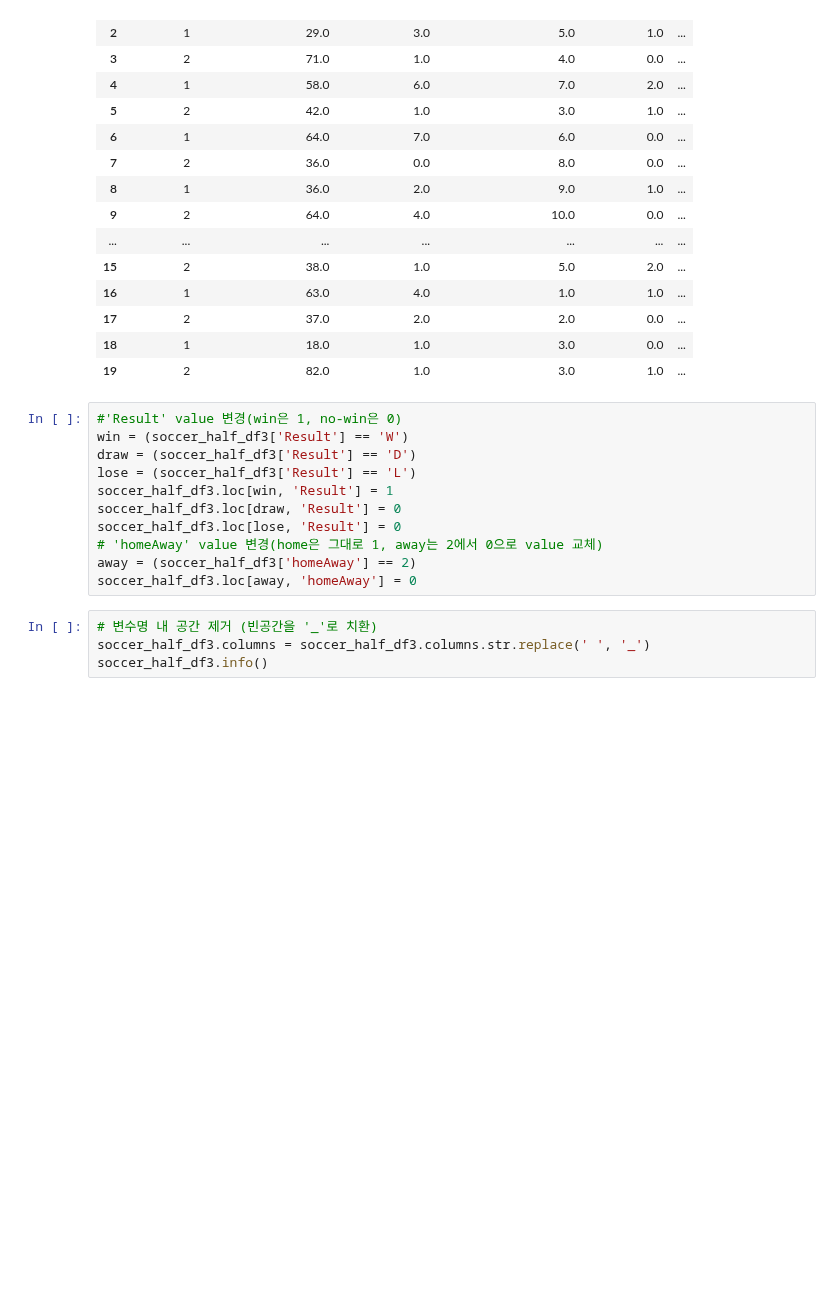
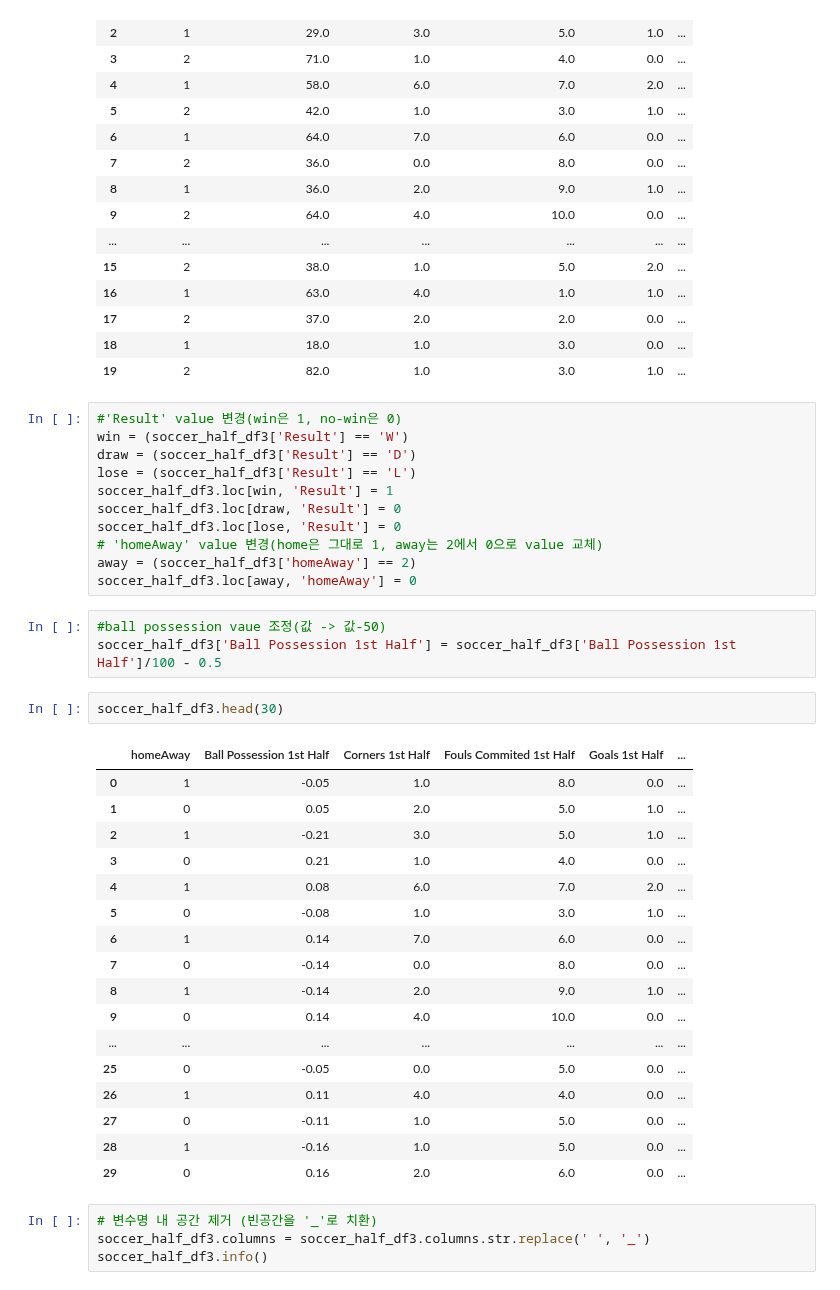
Before and after one commit to half-time-analyze/win-draw, a Jupyter notebook: win-nowin.ipynb, the cells around one changed output. Cells and saved outputs as stored; diff of their text form; blank space fills up the shorter version.

```diff
--- a/win-nowin.ipynb
+++ b/win-nowin.ipynb
@@ -242,6 +242,29 @@ soccer_half_df3.loc[lose, 'Result'] = 0
 # 'homeAway' value 변경(home은 그대로 1, away는 2에서 0으로 value 교체)
 away = (soccer_half_df3['homeAway'] == 2)
 soccer_half_df3.loc[away, 'homeAway'] = 0
+# %%
+#ball possession vaue 조정(값 -> 값-50)
+soccer_half_df3['Ball Possession 1st Half'] = soccer_half_df3['Ball Possession 1st Half']/100 - 0.5
+# %%
+soccer_half_df3.head(30)
+# %% [output]
+|  | homeAway | Ball Possession 1st Half | Corners 1st Half | Fouls Commited 1st Half | Goals 1st Half | ... |
+| 0 | 1 | -0.05 | 1.0 | 8.0 | 0.0 | ... |
+| 1 | 0 | 0.05 | 2.0 | 5.0 | 1.0 | ... |
+| 2 | 1 | -0.21 | 3.0 | 5.0 | 1.0 | ... |
+| 3 | 0 | 0.21 | 1.0 | 4.0 | 0.0 | ... |
+| 4 | 1 | 0.08 | 6.0 | 7.0 | 2.0 | ... |
+| 5 | 0 | -0.08 | 1.0 | 3.0 | 1.0 | ... |
+| 6 | 1 | 0.14 | 7.0 | 6.0 | 0.0 | ... |
+| 7 | 0 | -0.14 | 0.0 | 8.0 | 0.0 | ... |
+| 8 | 1 | -0.14 | 2.0 | 9.0 | 1.0 | ... |
+| 9 | 0 | 0.14 | 4.0 | 10.0 | 0.0 | ... |
+| ... | ... | ... | ... | ... | ... | ... |
+| 25 | 0 | -0.05 | 0.0 | 5.0 | 0.0 | ... |
+| 26 | 1 | 0.11 | 4.0 | 4.0 | 0.0 | ... |
+| 27 | 0 | -0.11 | 1.0 | 5.0 | 0.0 | ... |
+| 28 | 1 | -0.16 | 1.0 | 5.0 | 0.0 | ... |
+| 29 | 0 | 0.16 | 2.0 | 6.0 | 0.0 | ... |
 # %%
 # 변수명 내 공간 제거 (빈공간을 '_'로 치환)
 soccer_half_df3.columns = soccer_half_df3.columns.str.replace(' ', '_')
```
Also changed, not shown: parts of 24 cells of this notebook, 1 other file.
